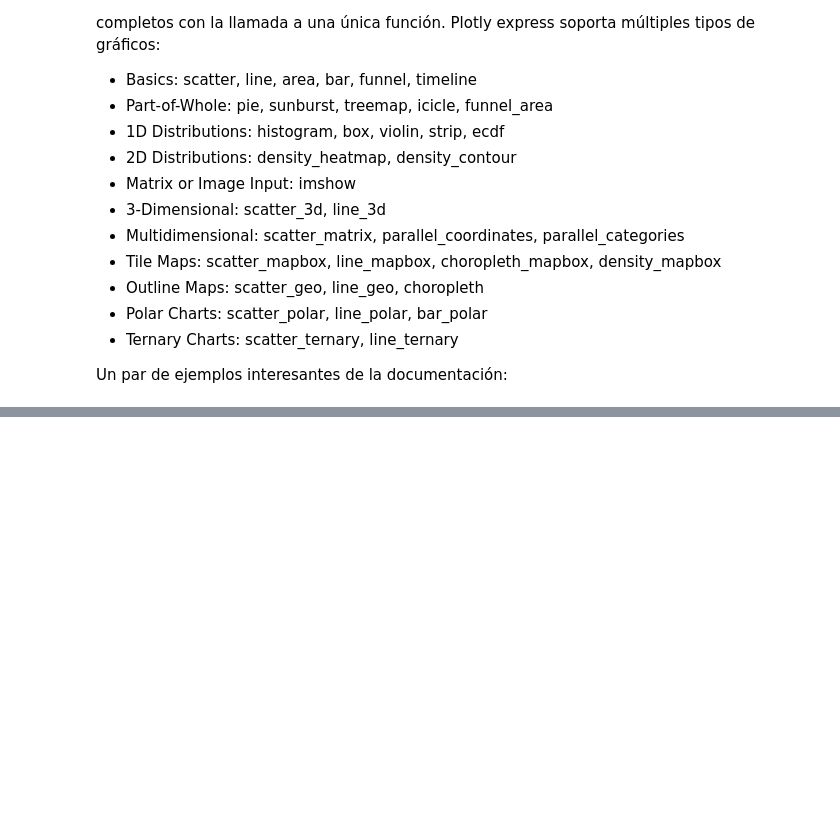
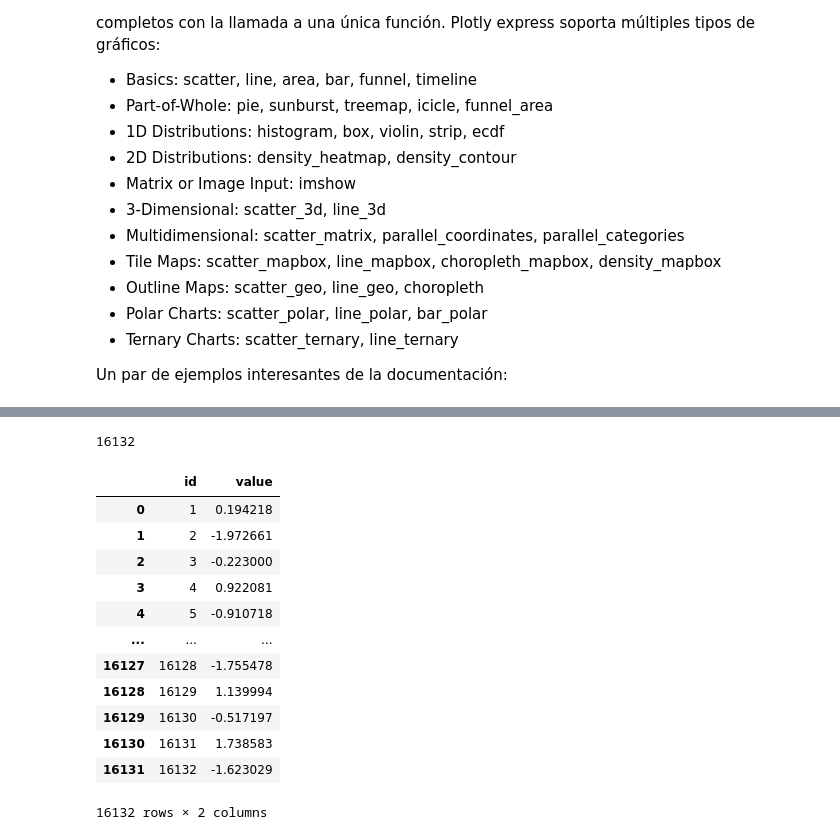
Before and after one commit to albertotb/curso-uam-dataviz, a Jupyter notebook: notebook/04-plotly.ipynb, the cells around one changed output, grey strips where cells are left out. Saved outputs shown, nothing was run; the diff lists cells and outputs as text; code cells hidden in the pictures; blank space fills up the shorter version.

```diff
--- a/notebook/04-plotly.ipynb
+++ b/notebook/04-plotly.ipynb
@@ -36,3 +36,5 @@ fig.show()
 [interactive output not drawn]
 # %%
 import geopandas as gpd
+
+censo = gpd.read_file('../../Komorebi/INE/codigos_postales/codigos_postales.shp')
@@ -52,0 +41,28 @@ Examining conflict for wheel idna cffi ruamel_yaml pyparsing urllib3 numpy pyth/
+# %%
+import json
+geo = json.loads(censo.to_json())
+# %%
+len(geo["features"])
+# %% [output]
+16132
+# %%
+import pandas as pd
+import numpy as np
+
+df = pd.DataFrame({"id": range(1, len(geo["features"])+1), "value": np.random.normal(size=len(geo["features"]))})
+# %%
+df
+# %% [output]
+|  | id | value |
+| 0 | 1 | 0.194218 |
+| 1 | 2 | -1.972661 |
+| 2 | 3 | -0.223000 |
+| 3 | 4 | 0.922081 |
+| 4 | 5 | -0.910718 |
+| ... | ... | ... |
+| 16127 | 16128 | -1.755478 |
+| 16128 | 16129 | 1.139994 |
+| 16129 | 16130 | -0.517197 |
+| 16130 | 16131 | 1.738583 |
+| 16131 | 16132 | -1.623029 |
+16132 rows × 2 columns
```
Also changed, not shown: parts of 3 cells of this notebook, 6 other files.
